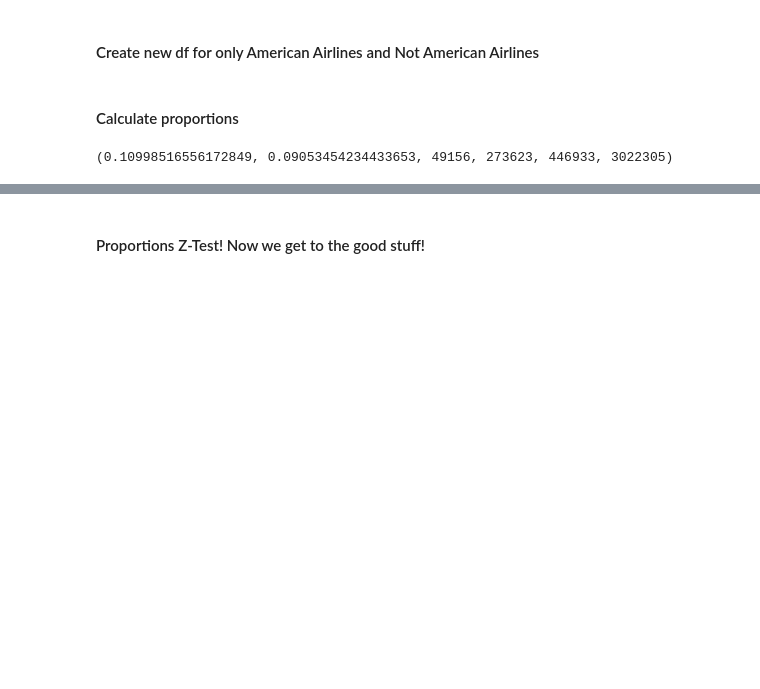
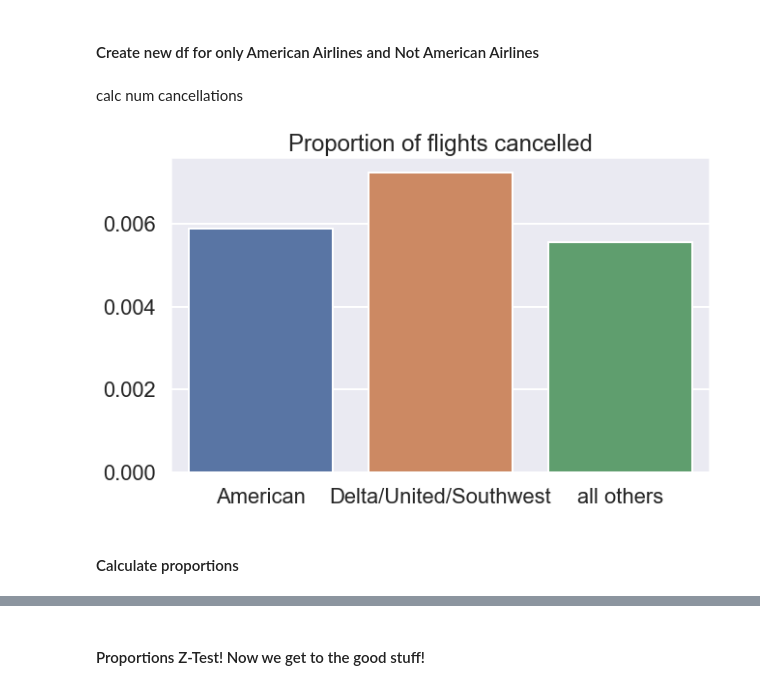
Before and after one commit to Mcllstr/Project_3_T_Testing, a Jupyter notebook: joes_workbook.ipynb, the cells around one changed output, grey strips where cells are left out. Drawn from its saved outputs; the diff is of its cells as text; code cells hidden in the pictures; blank space fills up the shorter version.

```diff
--- a/joes_workbook.ipynb
+++ b/joes_workbook.ipynb
@@ -80,3 +88,40 @@ not_AA_df = lean_df.loc[(lean_df.CARRIER_NAME!='American Airlines Inc.'),:]
+# %%
+AA_df = lean_df.loc[(lean_df.CARRIER_NAME=='American Airlines Inc.'),:]
+not_AA_df = lean_df.loc[(lean_df.CARRIER_NAME!='American Airlines Inc.')]
+not_top_4_df = lean_df.loc[((lean_df.CARRIER_NAME!='American Airlines Inc.')|(lean_df.CARRIER_NAME!='United Air Lines Inc.')|(lean_df.CARRIER_NAME!='Southwest Airlines Co.')|(lean_df.CARRIER_NAME=='Delta Air Lines Inc.'))]
+top_3_df = lean_df.loc[((lean_df.CARRIER_NAME=='Delta Air Lines Inc.')|(lean_df.CARRIER_NAME=='United Air Lines Inc.')|(lean_df.CARRIER_NAME=='Southwest Airlines Co.'))]
+# %% [markdown]
+calc num cancellations
+# %%
+
+
+
+top_3_can = top_3_df.loc[(top_3_df.CANCELLATION_CODE=='A'),:].shape[0]
+top_3_nobs_can = top_3_df.shape[0]
+top_3_proportion_can = top_3_can/top_3_nobs_can
+
+AA_can = AA_df.loc[(AA_df.CANCELLATION_CODE=='A'),:].shape[0]
+AA_nobs_can = AA_df.shape[0]
+AA_proportion_can = AA_can/AA_nobs_can
+
+
+not_AA_can = not_AA_df.loc[(not_AA_df.CANCELLATION_CODE=='A'),:].shape[0]
+not_AA_nobs_can = not_AA_df.shape[0]
+not_AA_proportion_can = not_AA_can/not_AA_nobs_can
+
+
+not_top_4_can = not_top_4_df.loc[(not_top_4_df.CANCELLATION_CODE=='A'),:].shape[0]
+not_top_4_nobs_can = not_top_4_df.shape[0]
+not_top_4_proportion_can = not_top_4_can/not_top_4_nobs_can
+
+
+AA_proportion_can, not_AA_proportion_can, top_3_proportion_can, not_top_4_proportion_can
+
+plt.figure(figsize=(10,6))
+sns.barplot(['American', 'Delta/United/Southwest', 'all others'], [AA_proportion_can, top_3_proportion_can, not_top_4_proportion_can]).set_title('Proportion of flights cancelled')
+sns.set(context='poster')
+# %% [output]
+[figure, added]
 # %% [markdown]
 #### Calculate proportions
 # %%
@@ -91,4 +148,0 @@ not_AA_nobs = not_AA_df.loc[(not_AA_df.CANCELLED==0),:].shape[0]
-# %%
-AA_proportion, not_AA_proportion, AA_delay, not_AA_delay, AA_nobs, not_AA_nobs
-# %% [output]
-(0.10998516556172849, 0.09053454234433653, 49156, 273623, 446933, 3022305)
```
Also changed, not shown: parts of 26 cells of this notebook, 1 other file.
